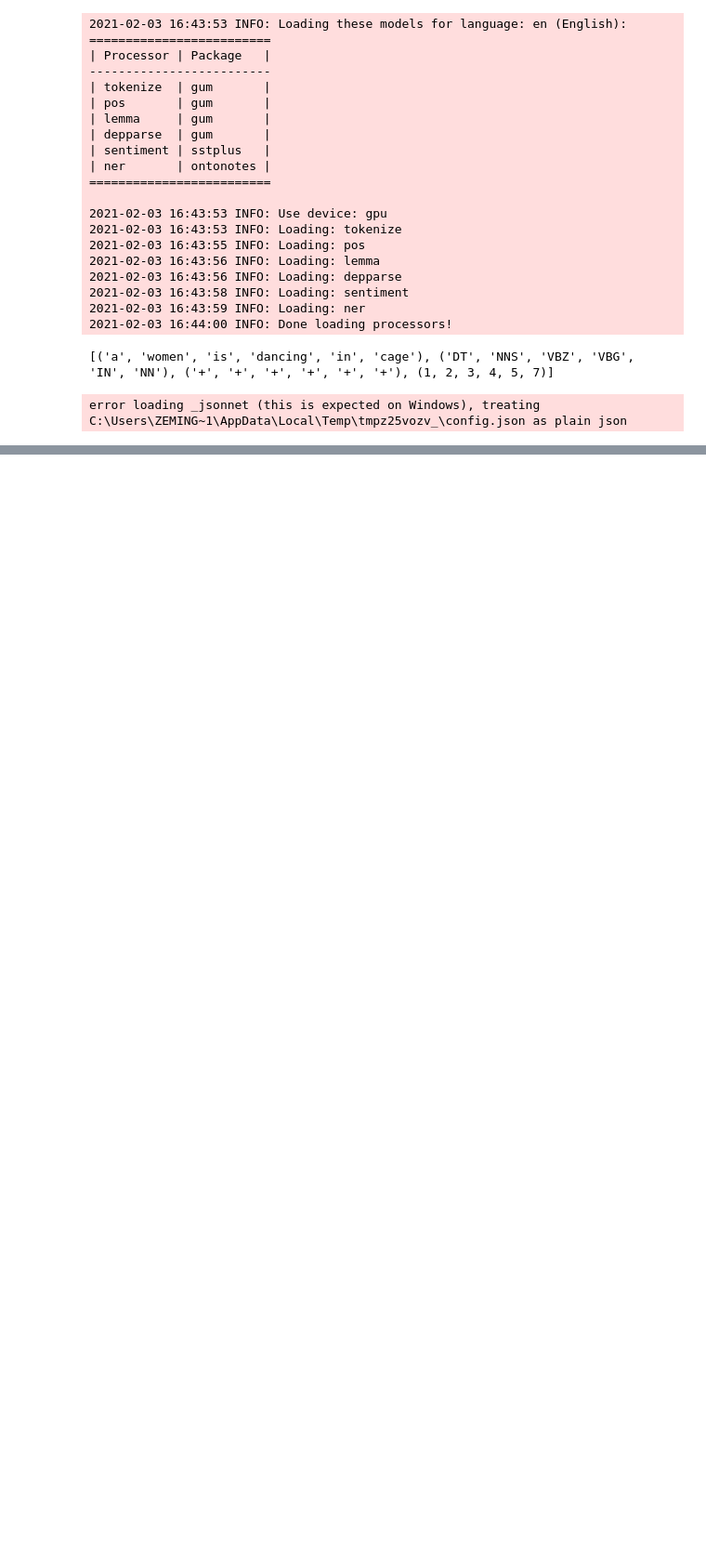
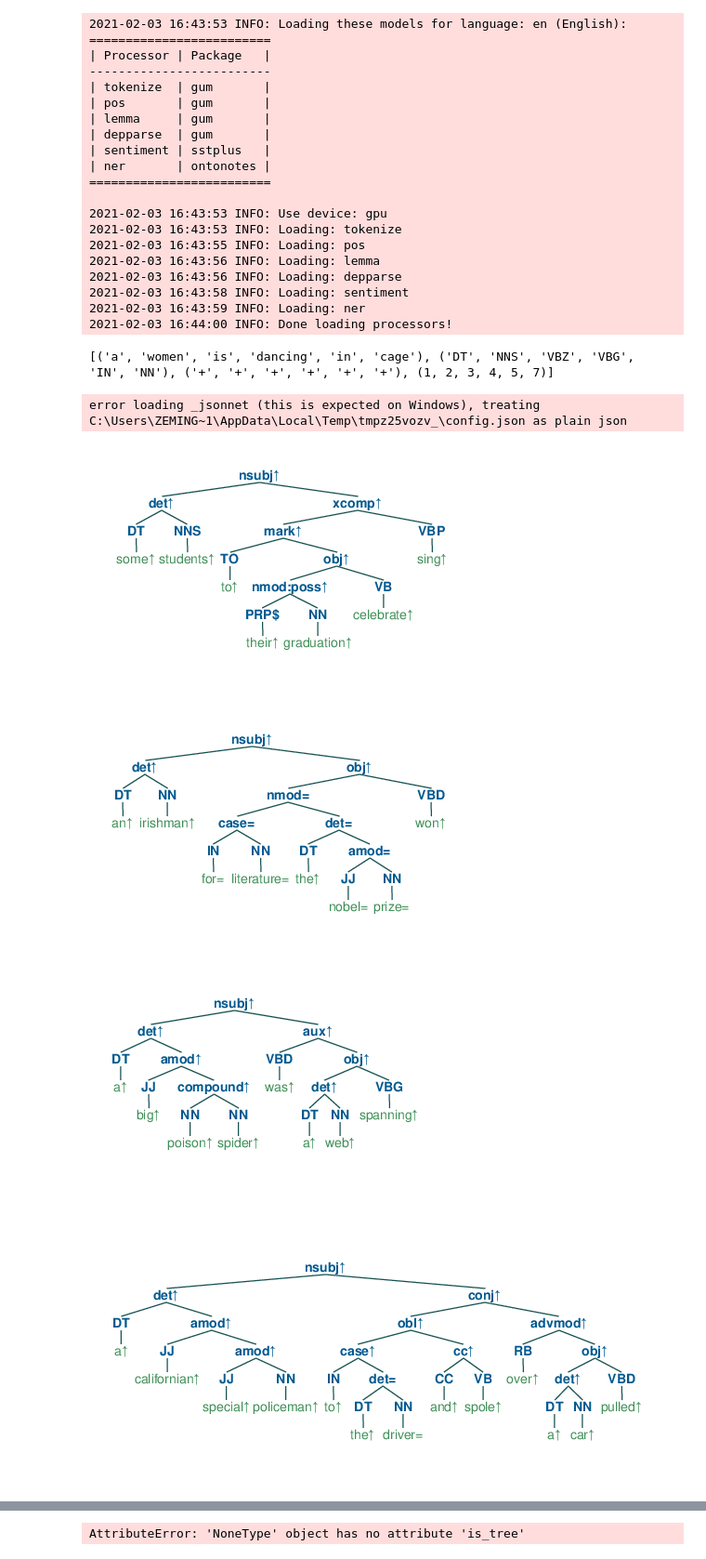
Before and after one commit to eric11eca/NeuralLog, a Jupyter notebook: src/phrasal_infer.ipynb, the cells around one changed output, grey strips where cells are left out. Shown: that part at 93% size. Drawn from its saved outputs; the diff is of its cells as text; code cells hidden in the pictures; blank space fills up the shorter version.

```diff
--- a/src/phrasal_infer.ipynb
+++ b/src/phrasal_infer.ipynb
@@ -248,38 +248,44 @@ upward = ["Some students sing to celebrate their graduation",
           "A big poison spider was spanning a web",
           "A Californian special policeman pulled a car over and spole to the driver",
           "A woman is dancing in a cage",
-          "A woman is dancing beautifully in a cage"]
+          "A woman is dancing beautifully in a cage",
+          "People are riding and paddling a raft"]
 
 downward = ["No spider was spanning a web"]
 
 hypothesis = ["No poison spider was spanning a web"]
 
 kb = {"ADJ": ["beautiful", "red", "fragret"],
       "ADV": ["ergently", "clearly", "neccesaraly"],
       "RCL": ["which is beautiful", "which opens at night"]}
 
 annotations = []
 pipeline = PolarizationPipeline(verbose=0, parser="stanford")
 for sentence in upward:
     annotation = pipeline.single_polarization(sentence)
     annotations.append(annotation)
 
 with open("./generation_log.txt", 'w') as generate_log:
     phrasalGenerator = PhrasalGenerator()
     for annotation in annotations:
         generate_log.write("\n====================================")
         annotation_info = pipeline.get_annotation_info(annotation['annotated'])
         generate_log.write("\nInit Premise: " + annotation['original'])
 
-        #polarized = pipeline.postprocess(annotation['polarized_tree'], {})
-        #btreeViz = Tree.fromstring(polarized.replace('[', '(').replace(']', ')'))
-        #jupyter_draw_nltk_tree(btreeViz)
+        polarized = pipeline.postprocess(annotation['polarized_tree'], {})
+        btreeViz = Tree.fromstring(polarized.replace('[', '(').replace(']', ')'))
+        jupyter_draw_nltk_tree(btreeViz)
         phrasalGenerator.kb = kb
         phrasalGenerator.deptree_generate(
             annotation['polarized_tree'], annotation['annotated'], annotation['original'])
         for gen_tree in phrasalGenerator.tree_log:
             leaves = gen_tree.sorted_leaves().popkeys()
             sentence = ' '.join([x[0] for x in leaves])
             generate_log.write("\nNext Premise: " + sentence)
         for gen_sent in phrasalGenerator.sent_log:
             generate_log.write("\nNext Premise: " + ' '.join(gen_sent.popkeys()))
+# %% [output]
+[figure, added]
+[figure, added]
+[figure, added]
+[figure, added]
@@ -285,0 +295 @@ with open("./generation_log.txt", 'w') as generate_log:
+AttributeError: 'NoneType' object has no attribute 'is_tree'
```
Also changed, not shown: parts of 1 cell of this notebook, 3 other files.
